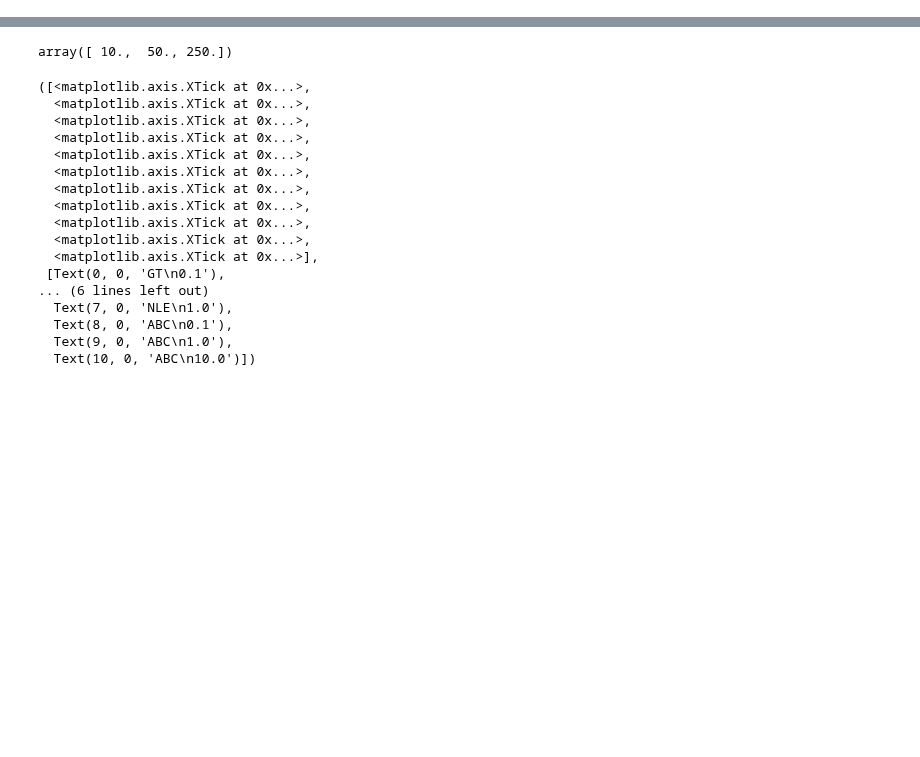
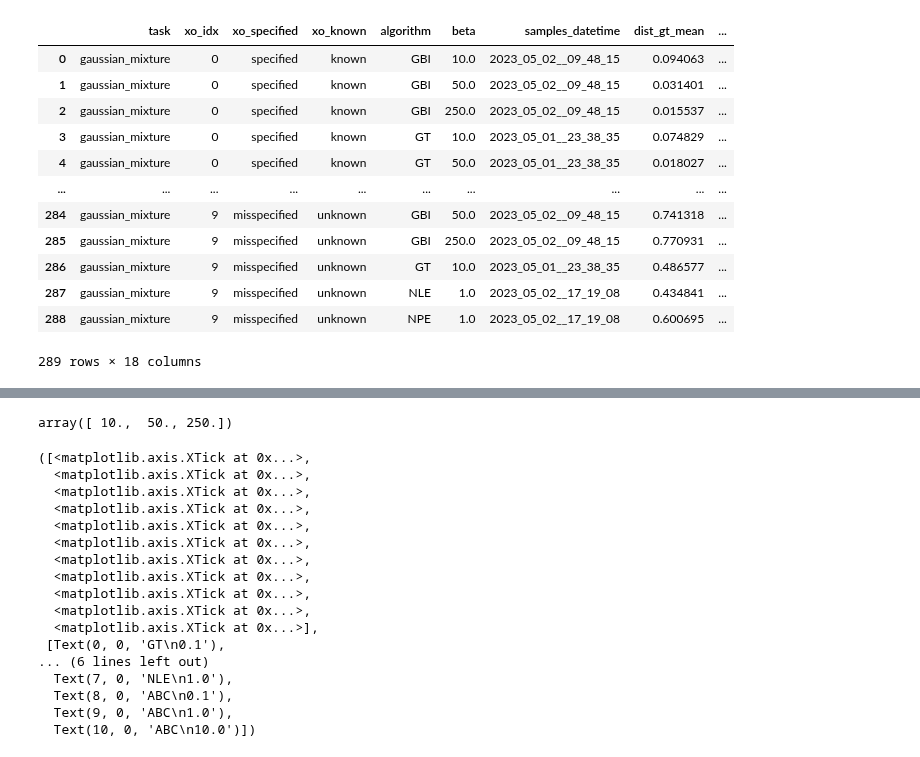
Before and after one commit to mackelab/neuralgbi, a Jupyter notebook: dev_notebook/run_comparisons.ipynb, the cells around one changed output, grey strips where cells are left out. Drawn from its saved outputs; the diff is of its cells as text; code cells hidden in the pictures; blank space fills up the shorter version.

```diff
--- a/dev_notebook/run_comparisons.ipynb
+++ b/dev_notebook/run_comparisons.ipynb
@@ -97,2 +91,18 @@ No artists with labels found to put in legend.  Note that artists whose label st
+# %%
+df_summaries
+# %% [output]
+|  | task | xo_idx | xo_specified | xo_known | algorithm | beta | samples_datetime | dist_gt_mean | ... |
+| 0 | gaussian_mixture | 0 | specified | known | GBI | 10.0 | 2023_05_02__09_48_15 | 0.094063 | ... |
+| 1 | gaussian_mixture | 0 | specified | known | GBI | 50.0 | 2023_05_02__09_48_15 | 0.031401 | ... |
+| 2 | gaussian_mixture | 0 | specified | known | GBI | 250.0 | 2023_05_02__09_48_15 | 0.015537 | ... |
+| 3 | gaussian_mixture | 0 | specified | known | GT | 10.0 | 2023_05_01__23_38_35 | 0.074829 | ... |
+| 4 | gaussian_mixture | 0 | specified | known | GT | 50.0 | 2023_05_01__23_38_35 | 0.018027 | ... |
+| ... | ... | ... | ... | ... | ... | ... | ... | ... | ... |
+| 284 | gaussian_mixture | 9 | misspecified | unknown | GBI | 50.0 | 2023_05_02__09_48_15 | 0.741318 | ... |
+| 285 | gaussian_mixture | 9 | misspecified | unknown | GBI | 250.0 | 2023_05_02__09_48_15 | 0.770931 | ... |
+| 286 | gaussian_mixture | 9 | misspecified | unknown | GT | 10.0 | 2023_05_01__23_38_35 | 0.486577 | ... |
+| 287 | gaussian_mixture | 9 | misspecified | unknown | NLE | 1.0 | 2023_05_02__17_19_08 | 0.434841 | ... |
+| 288 | gaussian_mixture | 9 | misspecified | unknown | NPE | 1.0 | 2023_05_02__17_19_08 | 0.600695 | ... |
+289 rows × 18 columns
 # %%
 plt.figure(figsize=(8,4))
```
Also changed, not shown: parts of 5 cells of this notebook, 11 other files.
